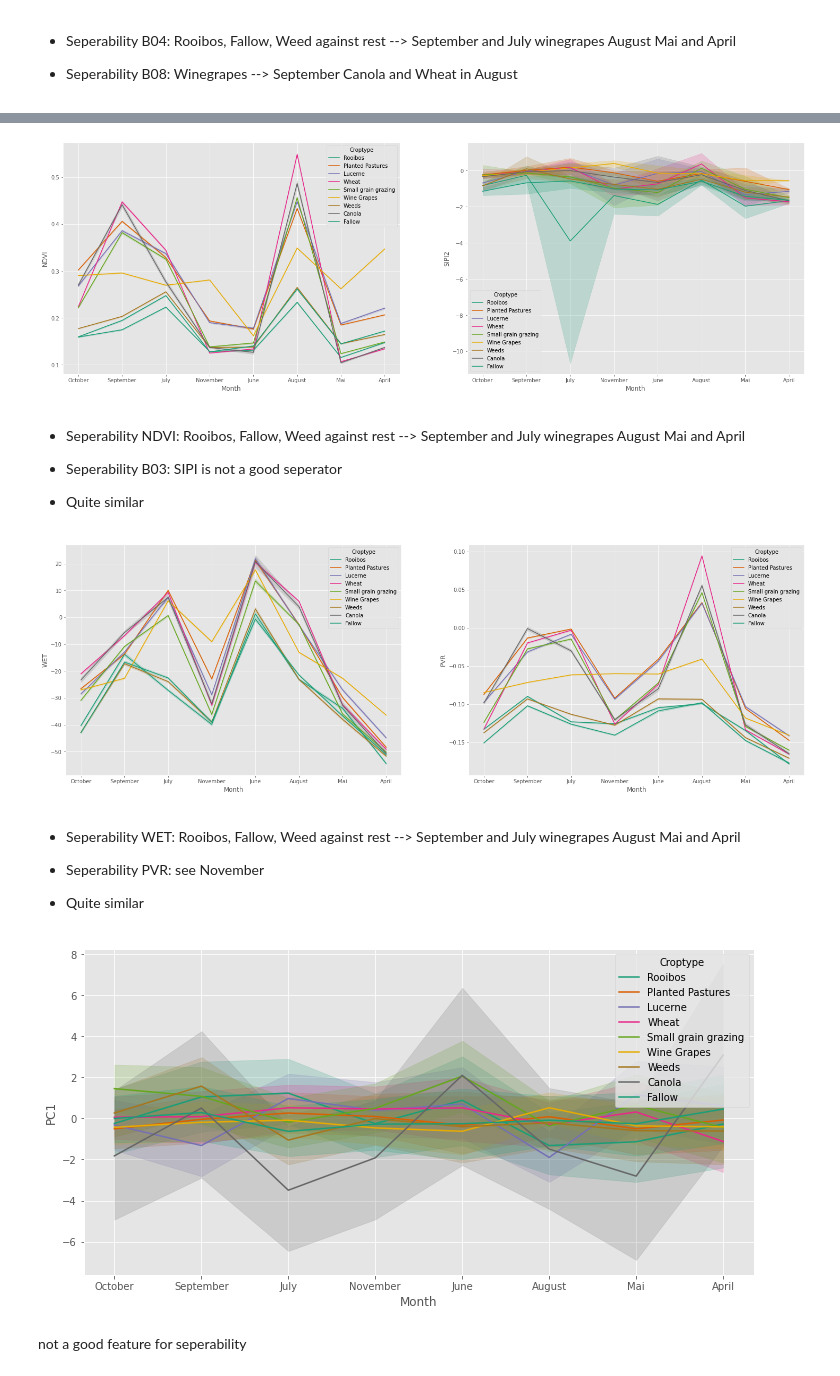
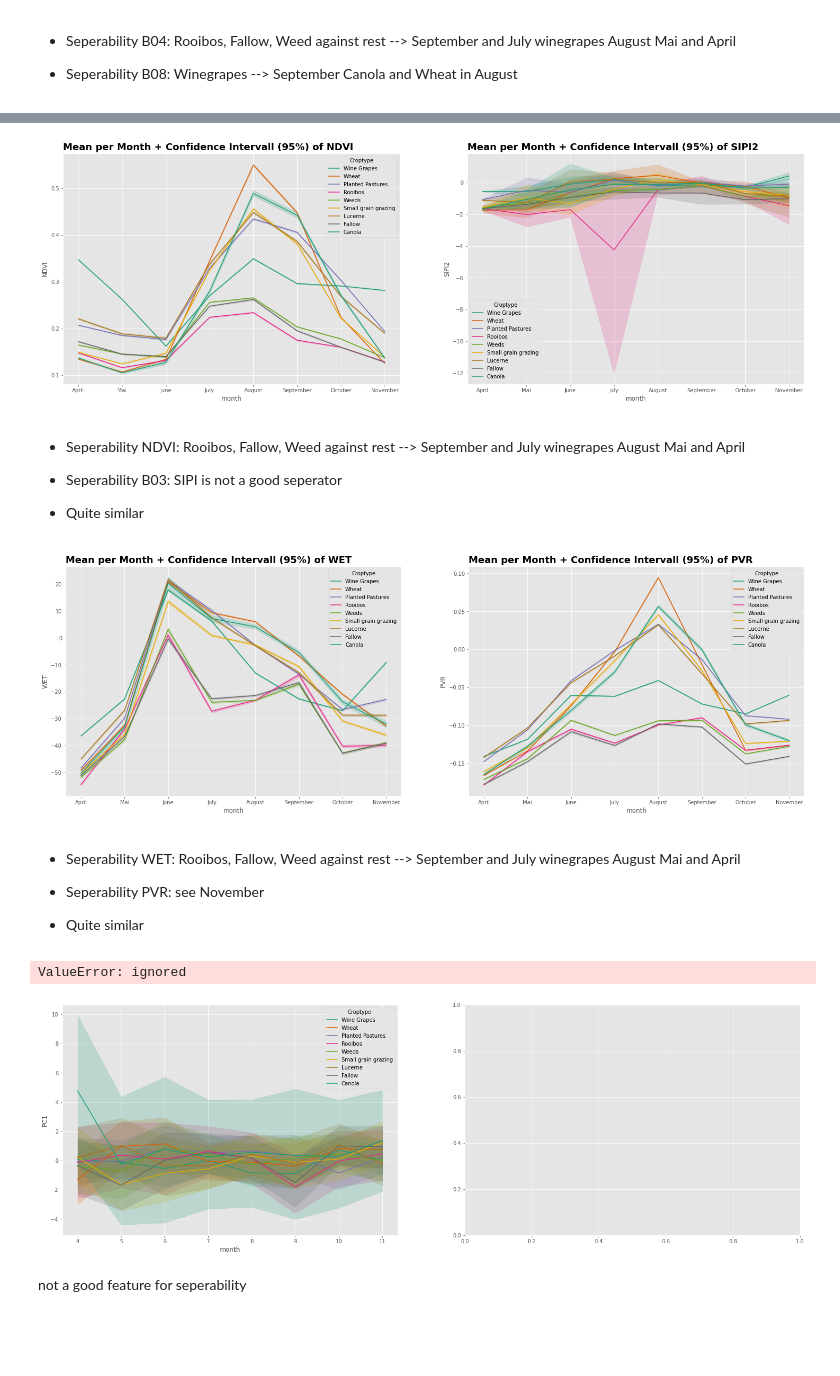
Before and after one commit to Fbehr-data/Radiant-Earth-Spot-Crop, a Jupyter notebook: notebooks/EDA_spectral_indices.ipynb, the cells around one changed output, grey strips where cells are left out. Saved outputs shown, nothing was run; the diff lists cells and outputs as text; code cells hidden in the pictures; blank space fills up the shorter version.

```diff
--- a/notebooks/EDA_spectral_indices.ipynb
+++ b/notebooks/EDA_spectral_indices.ipynb
@@ -68,7 +68,7 @@ y = df['label']
 X = df.drop('label', axis=1)
 
 # Split test train data
-X_train, X_test, y_train, y_test = train_test_split(X, y, test_size=0.2, random_state=42)
+X_train, X_test, y_train, y_test = train_test_split(X, y, test_size=0.3, random_state=42)
 
 # Combine X_train and y_train for EDA
 df_train = pd.concat([X_train, y_train], axis = 1)
@@ -129,7 +129,7 @@ def cal_PC1(all_Bands: pd.DataFrame) -> pd.Series:
   # Tranform data
   pca_df = pca.transform(all_Bands)
 
-  return pd.DataFrame(data = principalComponents
+  return pd.DataFrame(data = pca_df
              ,columns = ['PC1', 'PC2'])['PC1']
 
 # Calculate Features
@@ -202,26 +202,22 @@ def plot_2_features(data:pd.DataFrame, feature1:str, feature2:str):
   data['Month'] = data['month'].map(dic_month)
   data['Croptype'] = data.loc[:, ('label')].map(dic_class)
 
-  sns.lineplot(data=data, x="Month", y=feature1, hue="Croptype", palette="Dark2", ax = axs[0])
-  sns.lineplot(data=data, x="Month", y=feature2, hue="Croptype", palette="Dark2", ax = axs[1])
+  g1 = sns.lineplot(data=data, x="month", y=feature1, hue="Croptype", palette="Dark2", ax = axs[0])
 
-def plot_1_feature(data:pd.DataFrame, feature:str):
+  g2=sns.lineplot(data=data, x="month", y=feature2, hue="Croptype", palette="Dark2", ax = axs[1])
 
-  # set size
-  plt.figure(figsize=(12,6))
+  # Change x-ticks
+  g1.set_xticklabels(['','April','Mai','June', 'July',
+             'August', 'September', 'October', 'November'])
+  g2.set_xticklabels(['','April','Mai','June', 'July',
+             'August', 'September', 'October', 'November'])
+  # Change Title
+  g2.set_title('Mean per Month + Confidence Intervall (95%) of ' + feature2,fontdict = { 'fontsize': 18, 'fontweight':'bold'}, loc='left')
+  g1.set_title('Mean per Month + Confidence Intervall (95%) of '+ feature1,fontdict = { 'fontsize': 18, 'fontweight':'bold'}, loc='left')
 
-  # create dictionary for date and label --> increase readability
-  dic_month = {4: 'April', 5: 'Mai', 6: 'June', 7: 'July',
-             8: 'August', 9: 'September', 10: 'October', 11: 'November'}
-
-  dic_class = {1: 'Lucerne', 2: 'Planted Pastures', 3: 'Fallow', 4: 'Wine Grapes',
-             5: 'Weeds', 6: 'Small grain grazing', 7: 'Wheat', 8: 'Canola', 9: 'Rooibos'}
-
-  # Map new label -->TODO: Unknown reason for warning
-  data['Month'] = data['month'].map(dic_month)
-  data['Croptype'] = data.loc[:, ('label')].map(dic_class)
-
-  sns.lineplot(data=data, x="Month", y=feature, hue="Croptype", palette="Dark2")
+  # Set subtitle
+  #plt.subtitle(' Feature Mean per Month + 95% Confindence Interval')
+  #plt.suptitle('Mean per Month + 95% Confindence Interval')
 # %%
 # Plot B02 and B03 Band
 plot_2_features(df_features, 'B02', 'B03')
@@ -269,7 +265,7 @@ plot_2_features(df_features, 'B11', 'B12')
 # Plot B02 and B03 Band
 plot_2_features(df_features, 'NDVI', 'SIPI2')
 # %% [output]
-[figure, old version]
+[figure, new version]
 # %% [markdown]
 - Seperability NDVI:
   Rooibos, Fallow, Weed against rest --> September and July
@@ -283,7 +279,7 @@ plot_2_features(df_features, 'NDVI', 'SIPI2')
 # Plot B02 and B03 Band
 plot_2_features(df_features, 'WET', 'PVR')
 # %% [output]
-[figure, old version]
+[figure, new version]
 # %% [markdown]
 - Seperability WET:
   Rooibos, Fallow, Weed against rest --> September and July
@@ -295,8 +291,9 @@ plot_2_features(df_features, 'WET', 'PVR')
 - Quite similar
 # %%
 # Plot B02 and B03 Band
-plot_1_feature(df_features, 'PC1')
+plot_2_features(df_features, 'PC1', ' B01')
 # %% [output]
+ValueError: ignored
-[figure, old version]
+[figure, new version]
 # %% [markdown]
 not a good feature for seperability
```
Also changed, not shown: parts of 10 cells of this notebook.
